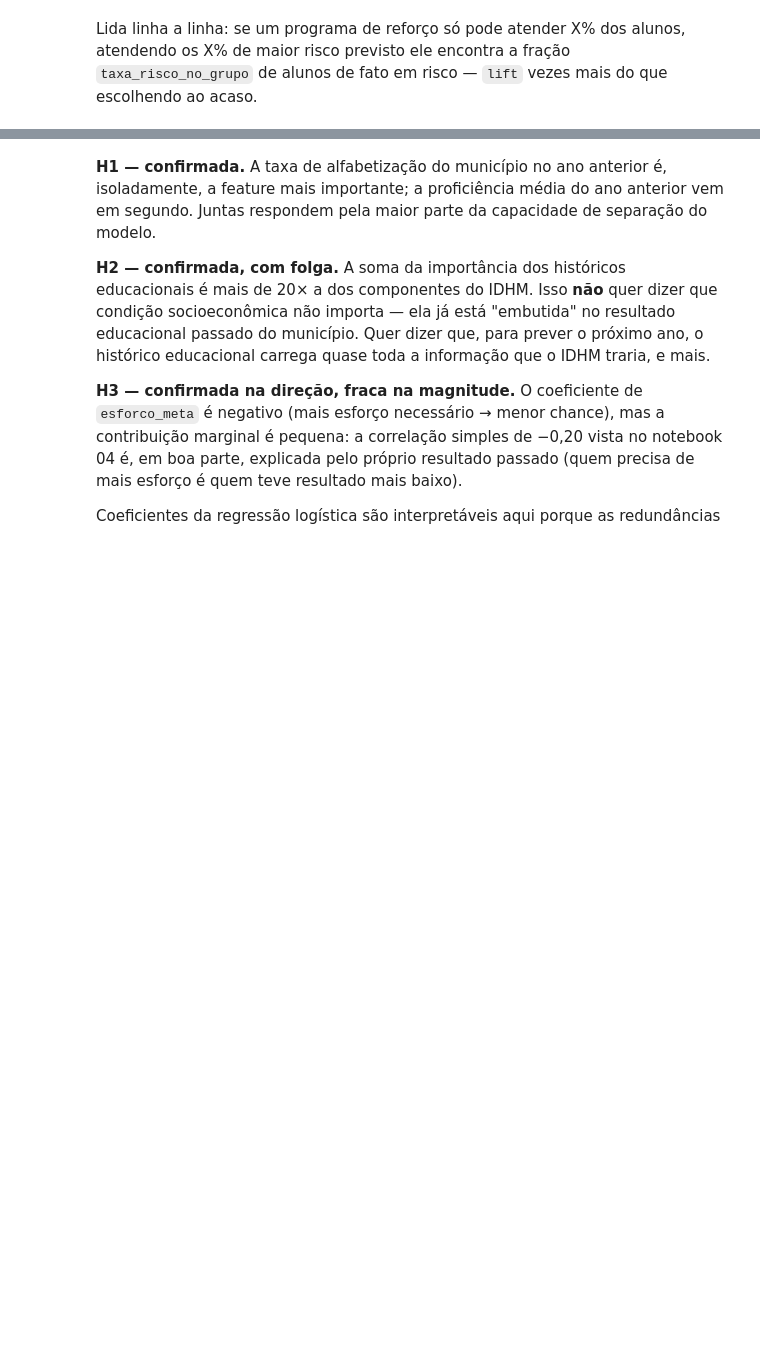
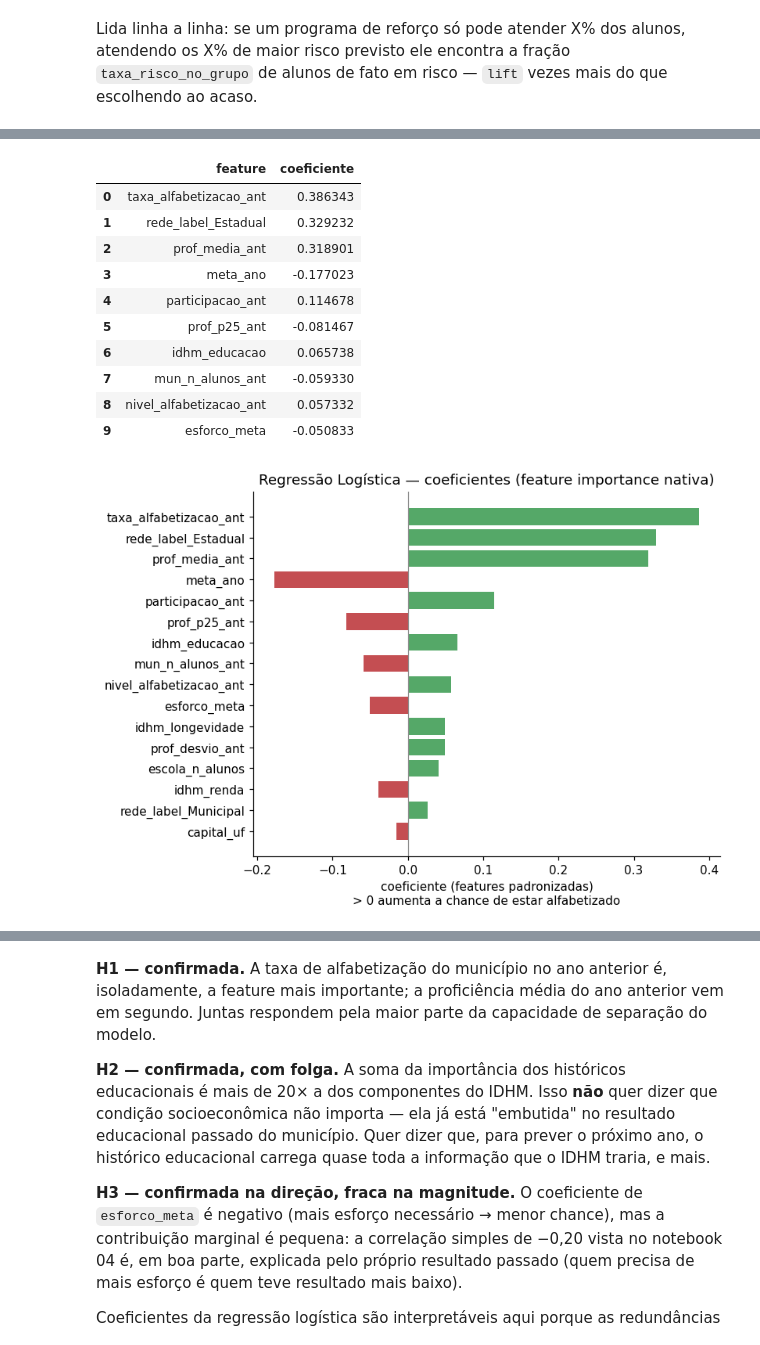
Before and after one commit to Fe-Biaggio/TechChallenge_3, a Jupyter notebook: notebooks/05_resultados_modelo.ipynb, the cells around one changed output, grey strips where cells are left out. Saved outputs shown, nothing was run; the diff lists cells and outputs as text; code cells hidden in the pictures; blank space fills up the shorter version.

```diff
--- a/notebooks/05_resultados_modelo.ipynb
+++ b/notebooks/05_resultados_modelo.ipynb
@@ -165,3 +235,20 @@ escolhendo ao acaso.
+# %%
+coefs = pd.read_csv(ROOT / "reports" / "coeficientes_regressao_logistica.csv")
+display(coefs[~coefs.feature.str.startswith("missingindicator")].head(10))
+display(Image(filename=str(ROOT / "images" / "18_coeficientes_logistica.png")))
+# %% [output]
+|  | feature | coeficiente |
+| 0 | taxa_alfabetizacao_ant | 0.386343 |
+| 1 | rede_label_Estadual | 0.329232 |
+| 2 | prof_media_ant | 0.318901 |
+| 3 | meta_ano | -0.177023 |
+| 4 | participacao_ant | 0.114678 |
+| 5 | prof_p25_ant | -0.081467 |
+| 6 | idhm_educacao | 0.065738 |
+| 7 | mun_n_alunos_ant | -0.059330 |
+| 8 | nivel_alfabetizacao_ant | 0.057332 |
+| 9 | esforco_meta | -0.050833 |
+[figure, added]
 # %%
 perm = pd.read_csv(ROOT / "reports" / "importancia_permutacao.csv")
 shap_imp = pd.read_csv(ROOT / "reports" / "shap_importance.csv")
```
Also changed, not shown: parts of 17 cells of this notebook, 3 other files.
